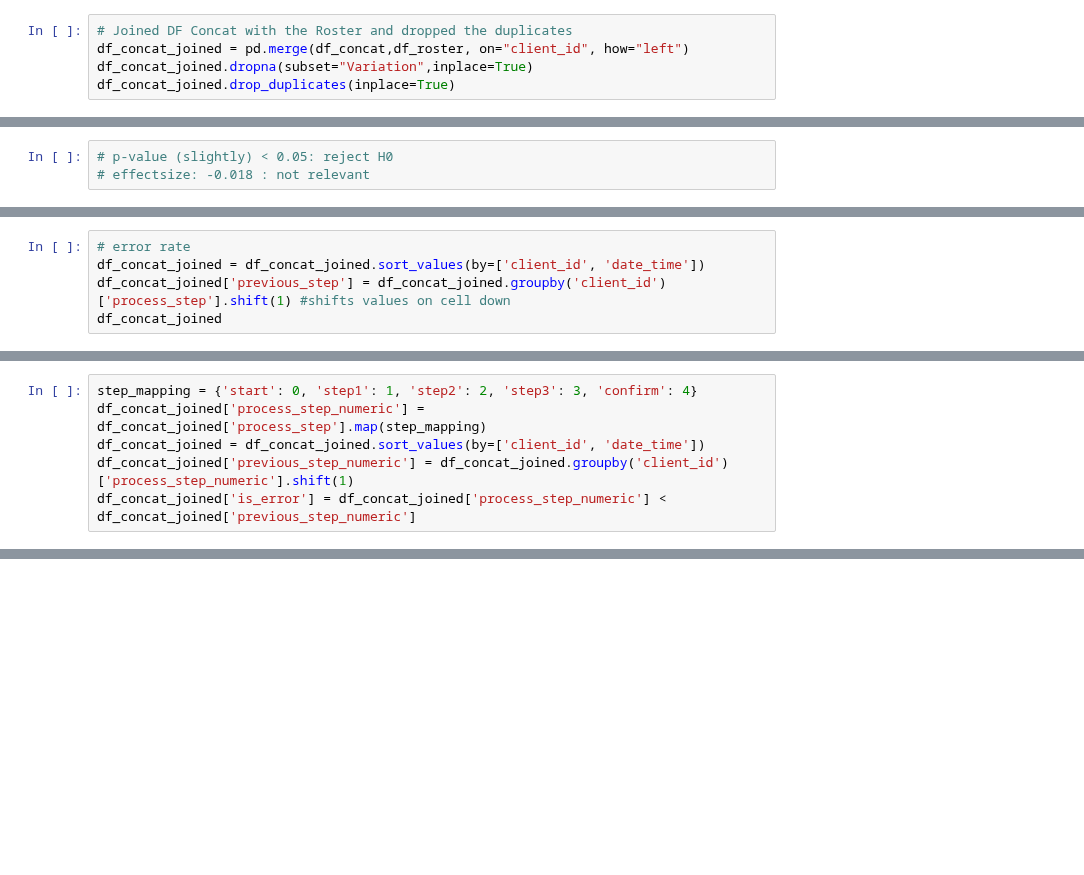
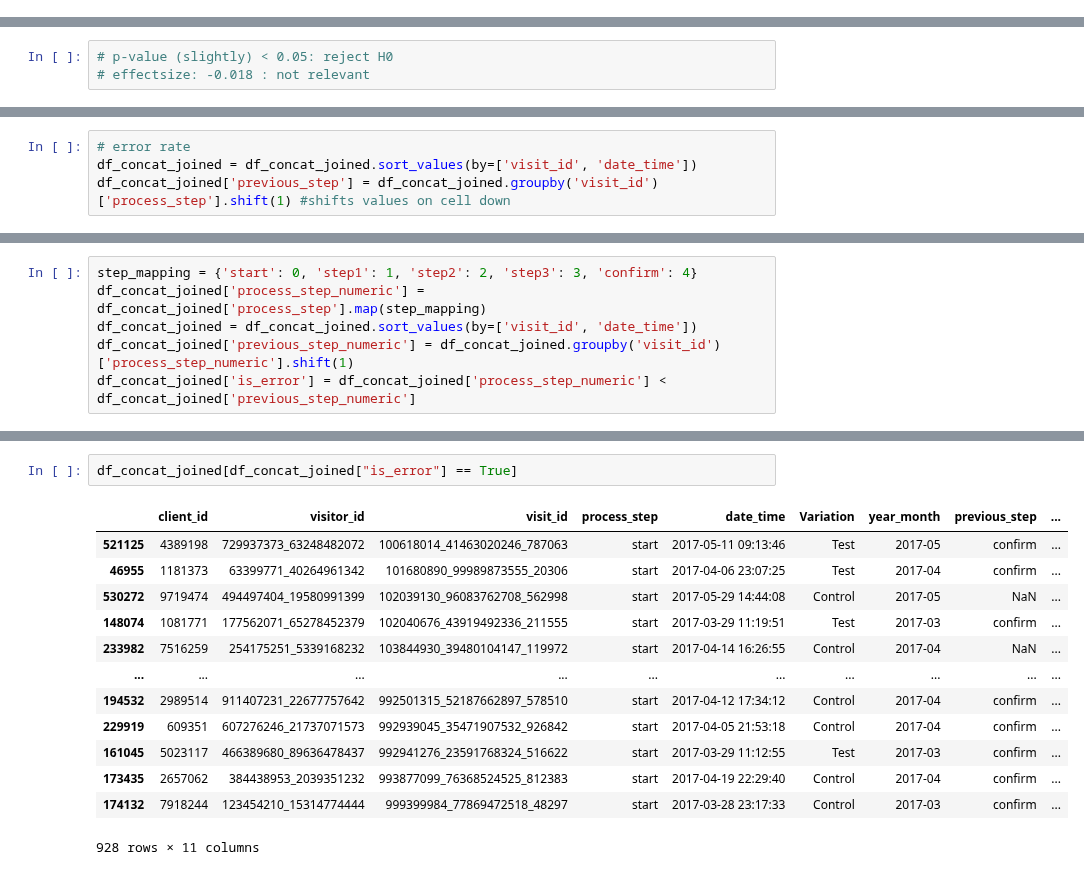
Before and after one commit to BigKawa/LinhSandraNeu, a Jupyter notebook: Datasets.ipynb, the cells around one changed output, grey strips where cells are left out. Saved outputs shown, nothing was run; the diff lists cells and outputs as text; blank space fills up the shorter version.

```diff
--- a/Datasets.ipynb
+++ b/Datasets.ipynb
@@ -119,5 +146,0 @@ df_client_joined_cleaned.head()
-# %%
-# Joined DF Concat with the Roster and dropped the duplicates
-df_concat_joined = pd.merge(df_concat,df_roster, on="client_id", how="left")
-df_concat_joined.dropna(subset="Variation",inplace=True)
-df_concat_joined.drop_duplicates(inplace=True)
@@ -286,5 +344,4 @@ df_concat_joined
 # %%
 # error rate
-df_concat_joined = df_concat_joined.sort_values(by=['client_id', 'date_time'])
-df_concat_joined['previous_step'] = df_concat_joined.groupby('client_id')['process_step'].shift(1) #shifts values on cell down
-df_concat_joined
+df_concat_joined = df_concat_joined.sort_values(by=['visit_id', 'date_time'])
+df_concat_joined['previous_step'] = df_concat_joined.groupby('visit_id')['process_step'].shift(1) #shifts values on cell down
@@ -291,6 +363,6 @@ df_concat_joined
 # %%
 step_mapping = {'start': 0, 'step1': 1, 'step2': 2, 'step3': 3, 'confirm': 4}
 df_concat_joined['process_step_numeric'] = df_concat_joined['process_step'].map(step_mapping)
-df_concat_joined = df_concat_joined.sort_values(by=['client_id', 'date_time'])
-df_concat_joined['previous_step_numeric'] = df_concat_joined.groupby('client_id')['process_step_numeric'].shift(1)
+df_concat_joined = df_concat_joined.sort_values(by=['visit_id', 'date_time'])
+df_concat_joined['previous_step_numeric'] = df_concat_joined.groupby('visit_id')['process_step_numeric'].shift(1)
 df_concat_joined['is_error'] = df_concat_joined['process_step_numeric'] < df_concat_joined['previous_step_numeric']
@@ -297,2 +384,18 @@ df_concat_joined['is_error'] = df_concat_joined['process_step_numeric'] < df_con
+# %%
+df_concat_joined[df_concat_joined["is_error"] == True]
+# %% [output]
+|  | client_id | visitor_id | visit_id | process_step | date_time | Variation | year_month | previous_step | ... |
+| 521125 | 4389198 | 729937373_63248482072 | 100618014_41463020246_787063 | start | 2017-05-11 09:13:46 | Test | 2017-05 | confirm | ... |
+| 46955 | 1181373 | 63399771_40264961342 | 101680890_99989873555_20306 | start | 2017-04-06 23:07:25 | Test | 2017-04 | confirm | ... |
+| 530272 | 9719474 | 494497404_19580991399 | 102039130_96083762708_562998 | start | 2017-05-29 14:44:08 | Control | 2017-05 | NaN | ... |
+| 148074 | 1081771 | 177562071_65278452379 | 102040676_43919492336_211555 | start | 2017-03-29 11:19:51 | Test | 2017-03 | confirm | ... |
+| 233982 | 7516259 | 254175251_5339168232 | 103844930_39480104147_119972 | start | 2017-04-14 16:26:55 | Control | 2017-04 | NaN | ... |
+| ... | ... | ... | ... | ... | ... | ... | ... | ... | ... |
+| 194532 | 2989514 | 911407231_22677757642 | 992501315_52187662897_578510 | start | 2017-04-12 17:34:12 | Control | 2017-04 | confirm | ... |
+| 229919 | 609351 | 607276246_21737071573 | 992939045_35471907532_926842 | start | 2017-04-05 21:53:18 | Control | 2017-04 | confirm | ... |
+| 161045 | 5023117 | 466389680_89636478437 | 992941276_23591768324_516622 | start | 2017-03-29 11:12:55 | Test | 2017-03 | confirm | ... |
+| 173435 | 2657062 | 384438953_2039351232 | 993877099_76368524525_812383 | start | 2017-04-19 22:29:40 | Control | 2017-04 | confirm | ... |
+| 174132 | 7918244 | 123454210_15314774444 | 999399984_77869472518_48297 | start | 2017-03-28 23:17:33 | Control | 2017-03 | confirm | ... |
+928 rows × 11 columns
 # %%
 print(df_concat_joined[['client_id', 'date_time', 'process_step', 'previous_step_numeric', 'is_error']])
```
Also changed, not shown: parts of 57 cells of this notebook, 1 other file.
